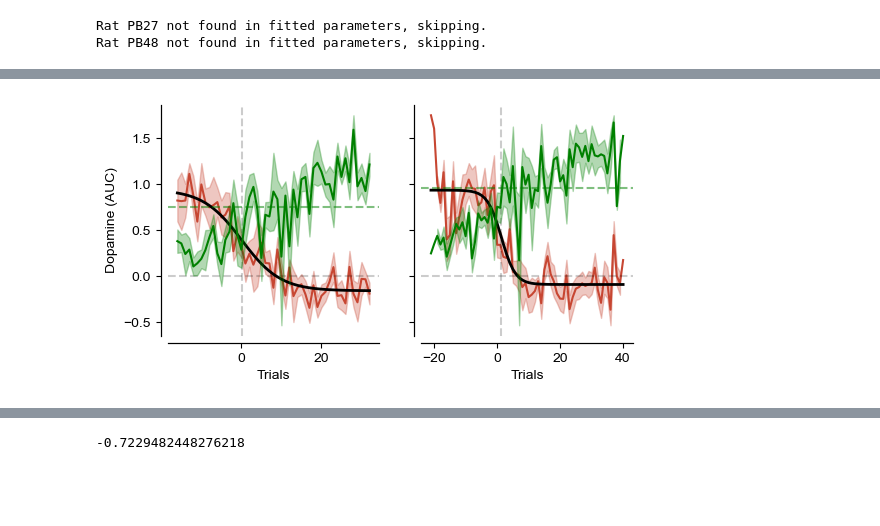
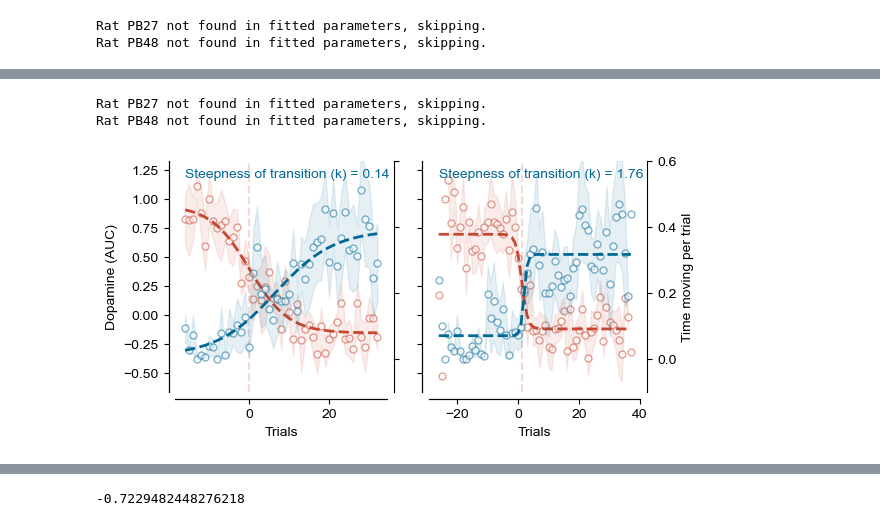
Before and after one commit to jaimemcc/bazzino, a Jupyter notebook: notebooks/realign_data_to_fits.ipynb, the cells around one changed output, grey strips where cells are left out. Saved outputs shown, nothing was run; the diff lists cells and outputs as text; code cells hidden in the pictures; blank space fills up the shorter version.

```diff
--- a/notebooks/realign_data_to_fits.ipynb
+++ b/notebooks/realign_data_to_fits.ipynb
@@ -33,7 +35,7 @@ pca = data["pca"]
 with open(DATAFOLDER / "movement_data.pickle", "rb") as f:
     data = dill.load(f)
 
-x_array = data["x_movement"]
+x_movement = data["x_movement"]
 snips_movement = data["snips_movement"]
 
 with open(DATAFOLDER / "sigmoidal_fits.pickle", "rb") as f:
@@ -101,20 +114,21 @@ def plot_auc_and_sigmoid(df, column, ax=None, first_trial=0, include_steepness=T
     sem = sd / np.sqrt(len(df.id.unique()))
     x, y = (mean.index, mean.values)
 
-    ax.plot(x, y, color=colors[3])
-    ax.fill_between(x, y-sem, y+sem, color=colors[3], alpha=0.3)
+    ax.plot(x, y, color=colors[3], linestyle="", marker="o", markersize=5, markerfacecolor="white", alpha=0.5)
+    ax.fill_between(x, y-sem, y+sem, color=colors[3], alpha=0.1)
 
     try:
         popt, pcov = curve_fit(sigmoid, x, y, p0=[max(y), np.median(x), -1, min(y)], maxfev=10000)
+        # print(popt)
         y_fit = sigmoid(x, *popt)
-        ax.plot(x, y_fit, color="k", lw=2)
+        ax.plot(x, y_fit, color=colors[3], lw=2, linestyle="--")
         if include_steepness:
-            ax.text(first_trial, 1.5, "Steepness of transition (k) = {:.2f}".format(popt[2]))
+            ax.text(first_trial, 1.5, "Steepness of transition (k) = {:.2f}".format(popt[2]), color=colors[3])
     except:
         print("Failed to fit")
 
-    ax.axhline(0, color="k", linestyle="--", alpha=0.2)
-    ax.axvline(popt[1], color="k", linestyle="--", alpha=0.2)
+    # ax.axhline(0, color="k", linestyle="--", alpha=0.2)
+    ax.axvline(popt[1], color=colors[3], linestyle="--", alpha=0.2)
     sns.despine(ax=ax, offset=5)
 
     ax.set_ylabel("Dopamine (AUC)")
@@ -162,37 +173,67 @@ z
 # %%
-def plot_realigned_behaviour(df, column, ax=None, first_trial=0):
+def plot_realigned_behaviour(df, column, ax=None, first_trial=0, include_steepness=False):
 
     if ax is None:
         f, ax = plt.subplots(figsize=(3,3))
 
-    mean = df.groupby(column).mean(numeric_only=True).auc_vel
-    sd = df.groupby(column).std(numeric_only=True).auc_vel.values
+    mean = df.groupby(column).mean(numeric_only=True).time_moving
+    sd = df.groupby(column).std(numeric_only=True).time_moving.values
     sem = sd / np.sqrt(len(df.id.unique()))
     x, y = (mean.index, mean.values)
 
-    ax.plot(x, y, color="green")
-    ax.fill_between(x, y-sem, y+sem, color="green", alpha=0.3)
+    ax.plot(x, y, color=colors[1], linestyle="", marker="o", markersize=5, markerfacecolor="white", alpha=0.5)
+    ax.fill_between(x, y-sem, y+sem, color=colors[1], alpha=0.1)
 
-    sns.despine(ax=ax, offset=5)
+    sns.despine(ax=ax, offset=5, right=True)
     ax.set_yticks([])
+    ax.set_ylim([-0.1,0.6])
+
+    try:
+        popt, pcov = curve_fit(sigmoid, x, y, p0=[max(y), np.median(x), 1, min(y)], maxfev=10000)
+        # print(popt)
+        y_fit = sigmoid(x, *popt)
+        ax.plot(x, y_fit, color=colors[1], lw=2, linestyle="--")
+        if include_steepness:
+            ax.text(first_trial, 0.55, "Steepness of transition (k) = {:.2f}".format(popt[2]), color=colors[1])
+    except:
+        print("Failed to fit")
 
     # ax.set_ylabel("Dopamine (AUC)")
     # ax.set_xlabel("Trials")
+
+thr = 0.02
+x_movement = x_movement.assign(time_moving=get_time_moving(snips_movement, threshold=thr))
+
+df2_dep_45 = x_movement.query("condition == 'deplete' & infusiontype == '45NaCl'").reset_index(drop=True)
+z_movement = make_realigned_trials(df2_dep_45, fits_df_cluster_raw)
+
+z_movement = (z_movement
+                .assign(trial_shifted=lambda df_: df_.trial.sub(transition))
+                )
 
 f, ax = plt.subplots(ncols=2, figsize=(6, 3), sharey=True)
 plot_auc_and_sigmoid(z, "trial_shifted", ax=ax[0], first_trial=z.trial_shifted.min(), include_steepness=False)
 plot_auc_and_sigmoid(z, "trial_aligned", ax=ax[1], first_trial=z.trial_aligned.min(), include_steepness=False)
 
 ax[1].set_ylabel("")
 
 ax2 = ax[0].twinx()
-plot_realigned_behaviour(z, "trial_shifted",ax=ax2, first_trial=z.trial_shifted.min())
-ax2.axhline(0, color="green", linestyle="--", alpha=0.5)
+plot_realigned_behaviour(z_movement, "trial_shifted",ax=ax2, first_trial=z_movement.trial_shifted.min(), include_steepness=True)
+# ax2.axhline(0, color="green", linestyle="--", alpha=0.5)
+ax2.spines['right'].set_position(('outward', 5))  # Offset it
+ax2.spines['right'].set_visible(True)
+ax2.set_yticks([0, 0.2, 0.4, 0.6], labels=["","","",""])
 f.savefig(FIGSFOLDER / "realigned_transitions_behav1.png")
 
 ax3 = ax[1].twinx()
-plot_realigned_behaviour(z, "trial_aligned",ax=ax3, first_trial=z.trial_aligned.min())
-ax3.axhline(0, color="green", linestyle="--", alpha=0.5)
+plot_realigned_behaviour(z_movement, "trial_aligned",ax=ax3, first_trial=z_movement.trial_aligned.min(), include_steepness=True)
+# ax3.axhline(0, color="green", linestyle="--", alpha=0.5)
+ax3.spines['right'].set_position(('outward', 5))  # Offset it
+ax3.spines['right'].set_visible(True)
+ax3.set_yticks([0, 0.2, 0.4, 0.6])
+ax3.set_ylabel("Time moving per trial")
 f.savefig(FIGSFOLDER / "realigned_transitions_behav2.png")
 # %% [output]
+Rat PB27 not found in fitted parameters, skipping.
+Rat PB48 not found in fitted parameters, skipping.
-[figure, old version]
+[figure, new version]
```
Also changed, not shown: parts of 11 cells of this notebook, 2 other files.
